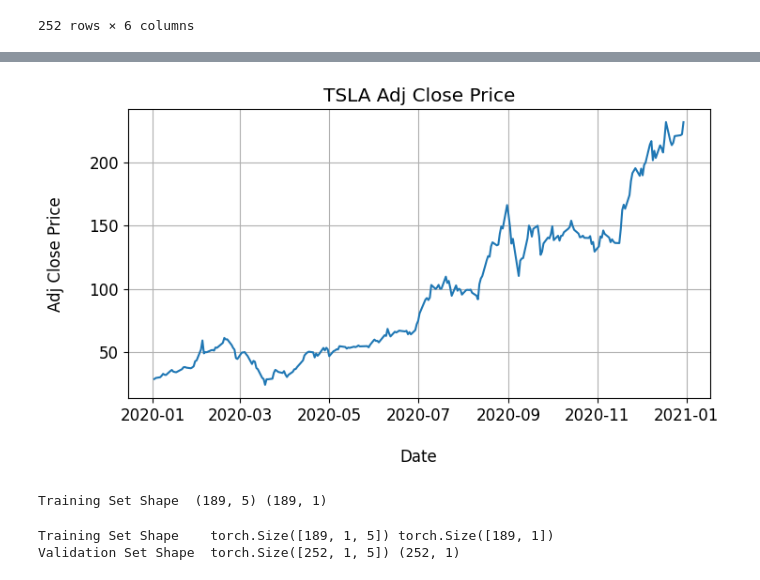
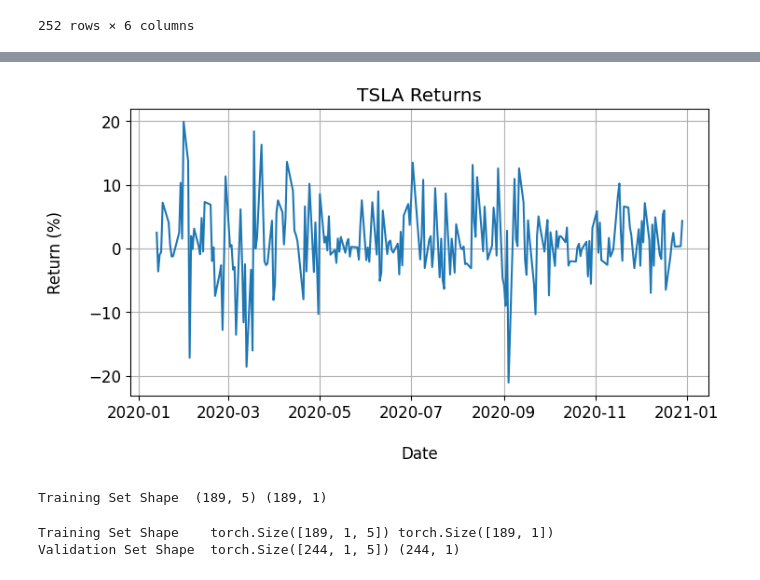
Before and after one commit to manuzrpEd/TSLA_LSTM_TwitterSentiment_Prediction, a Jupyter notebook: 1_TSLA_StockPrediction_WithoutSentiment_MultivariateLSTM.ipynb, the cells around one changed output, grey strips where cells are left out. Drawn from its saved outputs; the diff is of its cells as text; code cells hidden in the pictures.

Commit message:
model stock returns

```diff
--- a/1_TSLA_StockPrediction_WithoutSentiment_MultivariateLSTM.ipynb
+++ b/1_TSLA_StockPrediction_WithoutSentiment_MultivariateLSTM.ipynb
@@ -42,3 +43,13 @@ tsla_price_df
 | 2020-12-29 | 220.333328 | 223.300003 | 218.333328 | 221.996674 | 221.996674 | 68732400 |
 | 2020-12-30 | 224.000000 | 232.199997 | 222.786667 | 231.593338 | 231.593338 | 128538000 |
 252 rows × 6 columns
+# %%
+# features
+length = 7
+tsla_price_df['ATR'] = ta.atr(tsla_price_df['High'], tsla_price_df['Low'], tsla_price_df['Adj Close'], length=length)
+tsla_price_df['RSI'] = ta.rsi(tsla_price_df['Adj Close'], length=length)
+tsla_price_df['CMF'] = ta.cmf(tsla_price_df['High'], tsla_price_df['Low'], tsla_price_df['Adj Close'], tsla_price_df['Volume'], length=length)
+tsla_price_df['MFI'] = ta.mfi(tsla_price_df['High'], tsla_price_df['Low'], tsla_price_df['Adj Close'], tsla_price_df['Volume'], length=length)
+tsla_price_df['Return'] = tsla_price_df['Adj Close'].pct_change().shift(-1) * 100
+tsla_price_df['Return0'] = tsla_price_df['Adj Close'].pct_change() * 100
+tsla_price_df
@@ -44,0 +71,4 @@ tsla_price_df
+# %%
+tsla_price_df = tsla_price_df[['ATR','RSI','Return0','MFI','CMF','Return']]
+tsla_price_df = tsla_price_df.dropna()
+tsla_price_df
@@ -45,18 +90,18 @@ tsla_price_df
 # %%
 # features (High price, Low price, Open price, Close price, Volume)
 tsla_price_df = tsla_price_df.dropna()
-X = tsla_price_df.iloc[:, tsla_price_df.columns != 'Adj Close']
+X = tsla_price_df.iloc[:, tsla_price_df.columns != 'Return']
 # response (Adj Close price)
-y = tsla_price_df.loc[:, 'Adj Close']
+y = tsla_price_df.loc[:, 'Return']
 # %%
 # plotting TSLA Adj Close price from 2020-01-01 to 2020-12-31
 plt.plot(y)
 plt.xlabel('\nDate')
-plt.ylabel('Adj Close Price\n')
-plt.title('TSLA Adj Close Price')
+plt.ylabel('Return (%)\n')
+plt.title('TSLA Returns')
 plt.show()
 # %% [output]
-[figure, old version]
+[figure, new version]
 # %%
 # train/test splitting
 n_split = 189 # where to split training and validation datasets
@@ -92,7 +137,7 @@ print('Training Set Shape   ', X_train_tensors.shape, y_train_tensors.shape)
 print('Validation Set Shape ', X_val_tensors.shape, y_true.shape)
 # %% [output]
 Training Set Shape    torch.Size([189, 1, 5]) torch.Size([189, 1])
-Validation Set Shape  torch.Size([252, 1, 5]) (252, 1)
+Validation Set Shape  torch.Size([244, 1, 5]) (244, 1)
 # %%
 # LSTM
 # selecting gpu
```
Also changed, not shown: parts of 11 cells of this notebook, 3 other files.
